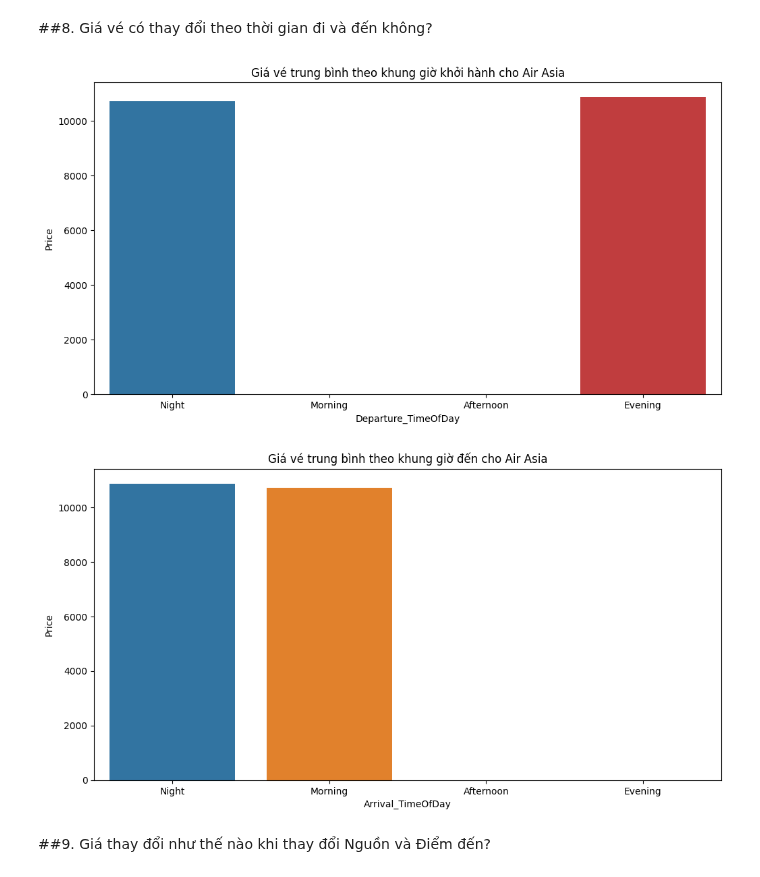
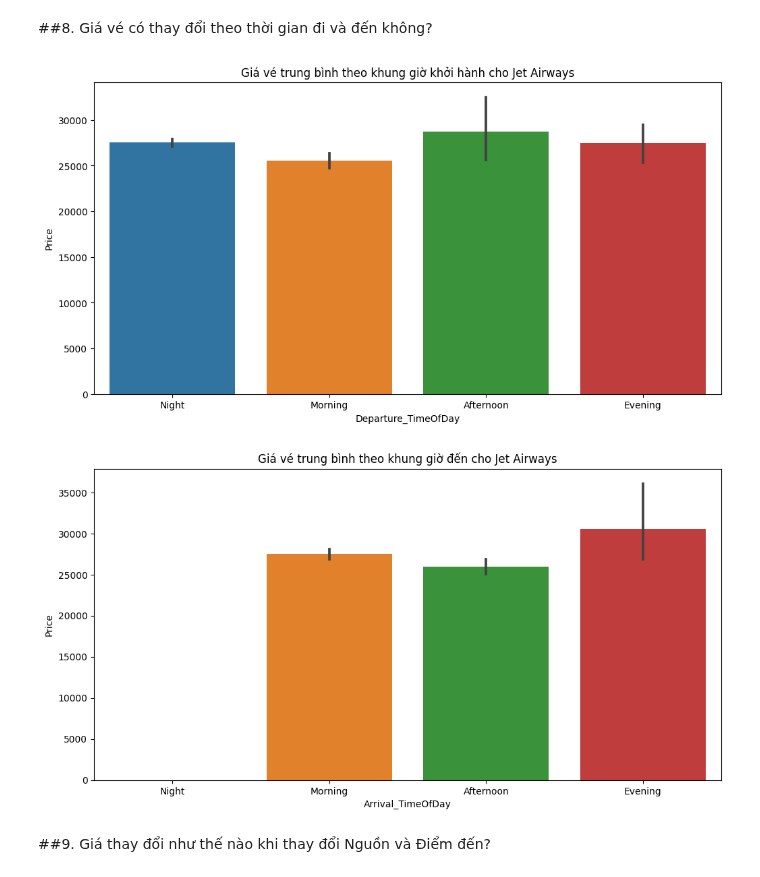
Before and after one commit to Vanniee007/ADA-Final-Project-20CQ.PTDL.05, a Jupyter notebook: FinalProject.ipynb, the cells around one changed output. Drawn from its saved outputs; the diff is of its cells as text; code cells hidden in the pictures.

```diff
--- a/FinalProject.ipynb
+++ b/FinalProject.ipynb
@@ -113 +121,7 @@ merged_data.dropna(subset=['Total_Stops'], inplace=True)
+# %%
+def change_total_stop(df):
+    df['Total_Stops'] = df['Total_Stops'].map({'non-stop':0, '1 stop':1, '2 stops':2, '3 stops':3, '4 stops':4})
+    return df
+
+merged_data = change_total_stop(merged_data)
 # %% [markdown]
@@ -115,5 +129,9 @@ Xử lí cột Date_of_Journey: xử lí thành cùng định dạng (dd/mm/yyyy
 # %%
-merged_data['Date_of_Journey'] = pd.to_datetime(merged_data['Date_of_Journey'], format='%d/%m/%Y', errors='coerce').dt.strftime('%d/%m/%Y')
+merged_data['Date_of_Journey'] = pd.to_datetime(merged_data['Date_of_Journey'], format='%d/%m/%Y', errors='coerce')
+merged_data['Month'] = merged_data['Date_of_Journey'].dt.month
+merged_data['WeekDay'] = merged_data['Date_of_Journey'].dt.day_name()
+#Appending weekend column
+merged_data['Weekend'] = merged_data['WeekDay'].apply(lambda day: 1 if day == 'Sunday' else 0)
 merged_data.head()
 # %% [output]
 |  | Airline | Date_of_Journey | Source | Destination | Route | Dep_Time | Arrival_Time | Duration | ... |
@@ -168,0 +160,26 @@ merged_data.head()
+# %%
+# Hàm tùy chỉnh để xử lý ngày trong 'Arrival_Time'
+def extract_arrival_day(row):
+    date_of_journey = row['Date_of_Journey'].strftime('%Y-%m-%d')
+    dep_time = row['Dep_Time'].strip()  # Strip extra spaces
+
+    # Chuyển đổi Departure Time thành đối tượng datetime
+    dep_datetime = datetime.strptime(str(date_of_journey) + ' ' + dep_time, '%Y-%m-%d %H:%M')
+
+    # Tính thời gian di chuyển thành đối tượng timedelta
+    duration_minutes =  row['Duration']
+    travel_duration = timedelta(minutes=duration_minutes)
+
+    # Tính thời gian đến (Arrival Time) bằng cách cộng thêm thời gian di chuyển vào Departure Time
+    arrival_datetime = dep_datetime + travel_duration
+
+    #Trả về ngày đến dưới dạng chuỗi 'dd/mm/yyyy'
+    return arrival_datetime.strftime('%d/%m/%Y')
+
+
+# Áp dụng hàm cho cột 'Arrival_Day'
+merged_data['Arrival_Date'] = pd.to_datetime(merged_data.apply(extract_arrival_day, axis=1), format='%d/%m/%Y', errors='coerce')
+
+merged_data['Arrival_Time'] = pd.to_datetime(merged_data['Arrival_Time']).dt.strftime('%H:%M')
+
+merged_data.head()
@@ -193,7 +283,7 @@ merged_data.head()
 ##8. Giá vé có thay đổi theo thời gian đi và đến không?
 # %%
 # ReplReplace 'Jet Airways' with the desired airline
-airline = 'Air Asia'
+airline = 'Jet Airways'
 # Replace '01/05/2019' with the specific date you want to filter
 specific_date = '01/03/2019'
 specific_date = pd.to_datetime(specific_date, format='%d/%m/%Y')
@@ -201,37 +291,37 @@ specific_date = pd.to_datetime(specific_date, format='%d/%m/%Y')
 source = 'Banglore'
 des = 'New Delhi'
 merged_data['Departure_Hour'] = pd.to_datetime(merged_data['Dep_Time'], format='%H:%M').dt.hour
-merged_data['Date_of_Journey'] = pd.to_datetime(merged_data['Date_of_Journey'], format='%d/%m/%Y')
+
 # Create a new column for the time of day
 merged_data['Departure_TimeOfDay'] = pd.cut(merged_data['Departure_Hour'], bins=[0, 6, 12, 18, 24], labels=['Night', 'Morning', 'Afternoon', 'Evening'])
 # Filter data for the specific airline and specific date
 filtered_data = merged_data[(merged_data['Airline'] == airline) & (merged_data['Date_of_Journey'] == specific_date) & (merged_data['Source'] == source)
                      & (merged_data['Destination'] == des)]
 
 # Biểu đồ giá vé trung bình theo khung giờ khởi hành
 plt.figure(figsize=(12, 6))
 sns.barplot(x='Departure_TimeOfDay', y='Price', data=filtered_data)
 plt.title(f'Giá vé trung bình theo khung giờ khởi hành cho {airline}')
 plt.show()
 
 # Convert Arrival_Time to datetime
 merged_data['Arrival_Hour'] = pd.to_datetime(merged_data['Arrival_Time'], format='%H:%M').dt.hour
-merged_data['Arrival_Date'] = pd.to_datetime(merged_data['Date_of_Journey'], format='%d/%m/%Y')
+
 # Create a new column for the time of day for arrival
 merged_data['Arrival_TimeOfDay'] = pd.cut(merged_data['Arrival_Hour'], bins=[0, 6, 12, 18, 24], labels=['Night', 'Morning', 'Afternoon', 'Evening'])
 
 # Filter data for the specific airline and specific date
 filtered_data_arrival = merged_data[(merged_data['Airline'] == airline) & (merged_data['Arrival_Date'] == specific_date) & (merged_data['Source'] == source)
                               & (merged_data['Destination'] == des)]
 
 #Biểu đồ giá vé trung bình theo khung giờ đến
 plt.figure(figsize=(12, 6))
 sns.barplot(x='Arrival_TimeOfDay', y='Price', data=filtered_data_arrival)
 plt.title(f'Giá vé trung bình theo khung giờ đến cho {airline}')
 plt.show()
 # %% [output]
-[figure, old version]
+[figure, new version]
-[figure, old version]
+[figure, new version]
 # %% [markdown]
 
 ##9. Giá thay đổi như thế nào khi thay đổi Nguồn và Điểm đến?
```
Also changed, not shown: parts of 20 cells of this notebook.
